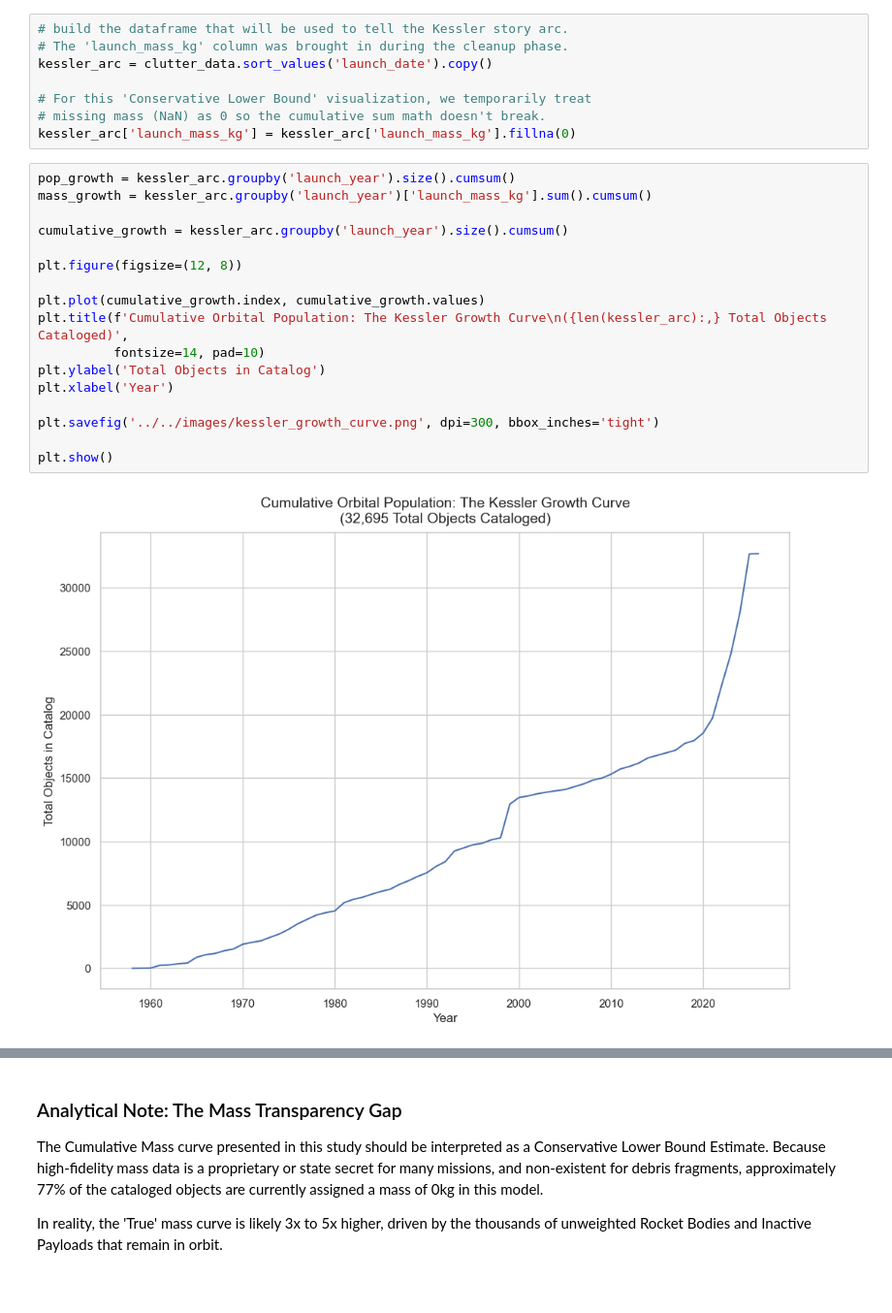
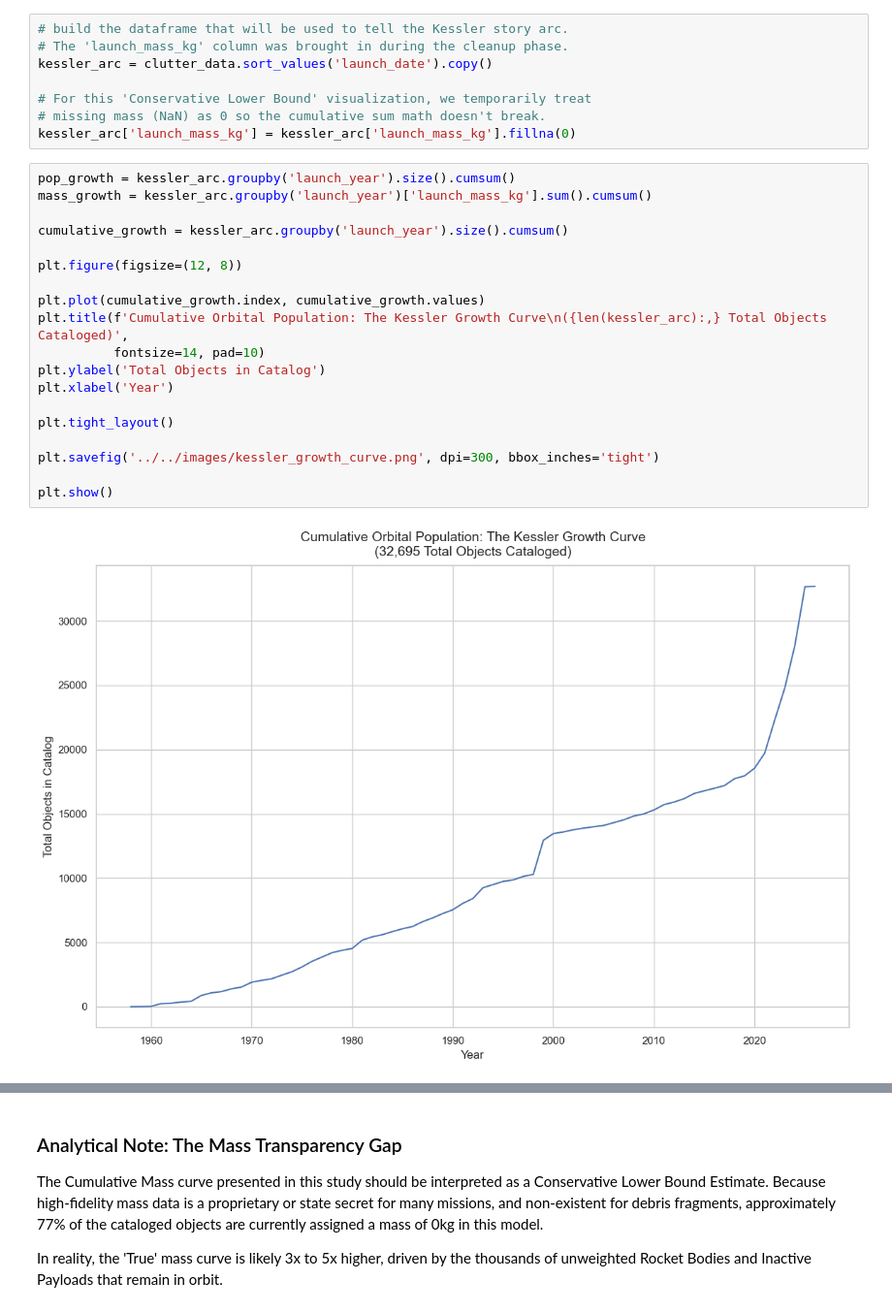
Before and after one commit to sithid/orbital-debris-assessment, a Jupyter notebook: notebooks/eda/satcat_eda.ipynb, the cells around one changed output, grey strips where cells are left out. Shown at 97% size. Cells and saved outputs as stored; diff of their text form.

Commit message:
misc layout changes

```diff
--- a/notebooks/eda/satcat_eda.ipynb
+++ b/notebooks/eda/satcat_eda.ipynb
@@ -456,22 +456,24 @@ kessler_arc['launch_mass_kg'] = kessler_arc['launch_mass_kg'].fillna(0)
 # %%
 pop_growth = kessler_arc.groupby('launch_year').size().cumsum()
 mass_growth = kessler_arc.groupby('launch_year')['launch_mass_kg'].sum().cumsum()
 
 cumulative_growth = kessler_arc.groupby('launch_year').size().cumsum()
 
 plt.figure(figsize=(12, 8))
 
 plt.plot(cumulative_growth.index, cumulative_growth.values)
 plt.title(f'Cumulative Orbital Population: The Kessler Growth Curve\n({len(kessler_arc):,} Total Objects Cataloged)',
           fontsize=14, pad=10)
 plt.ylabel('Total Objects in Catalog')
 plt.xlabel('Year')
 
+plt.tight_layout()
+
 plt.savefig('../../images/kessler_growth_curve.png', dpi=300, bbox_inches='tight')
 
 plt.show()
 # %% [output]
-[figure, old version]
+[figure, new version]
 # %%
 plt.figure(figsize=(12, 8))
 
```
Also changed, not shown: parts of 2 cells of this notebook, 4 other files.
